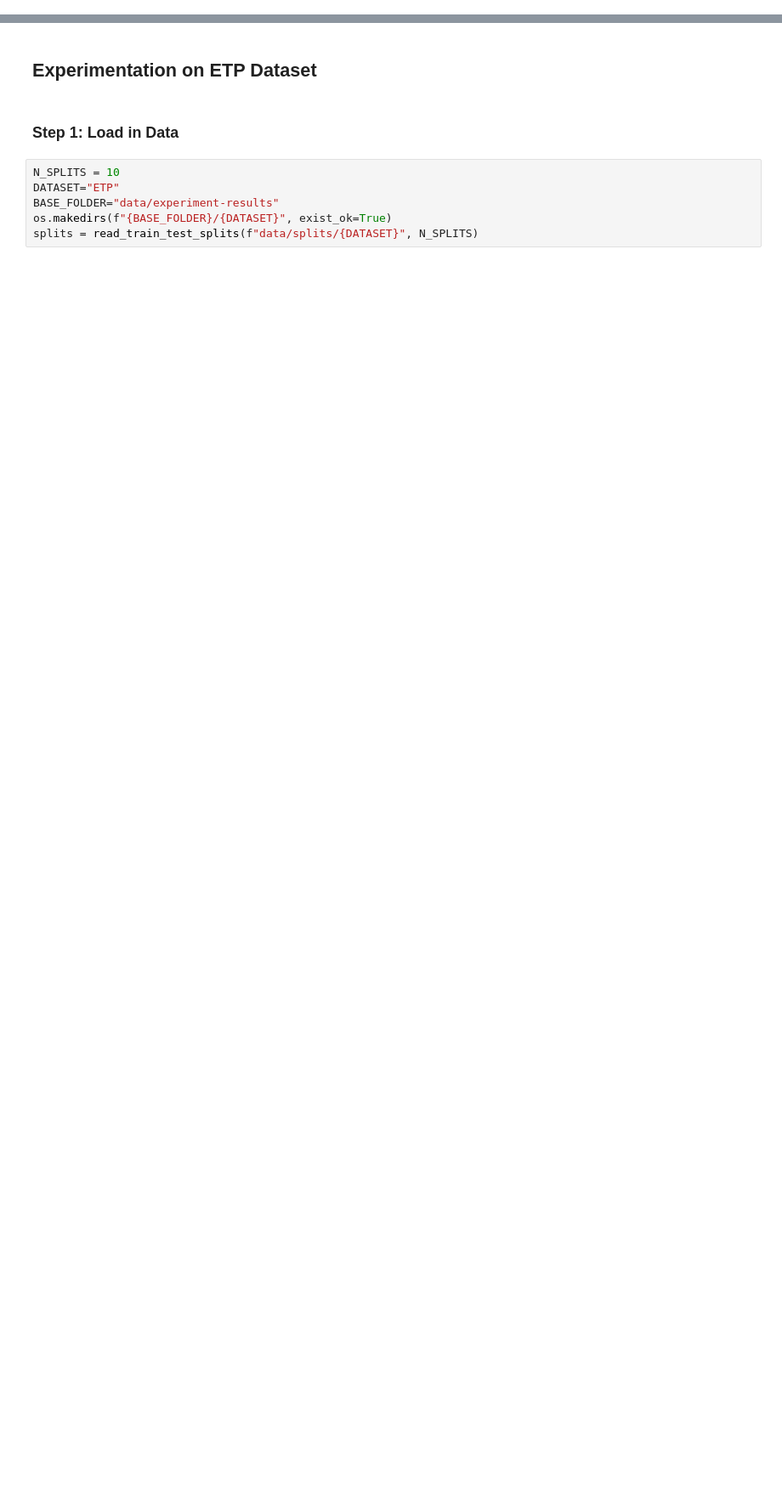
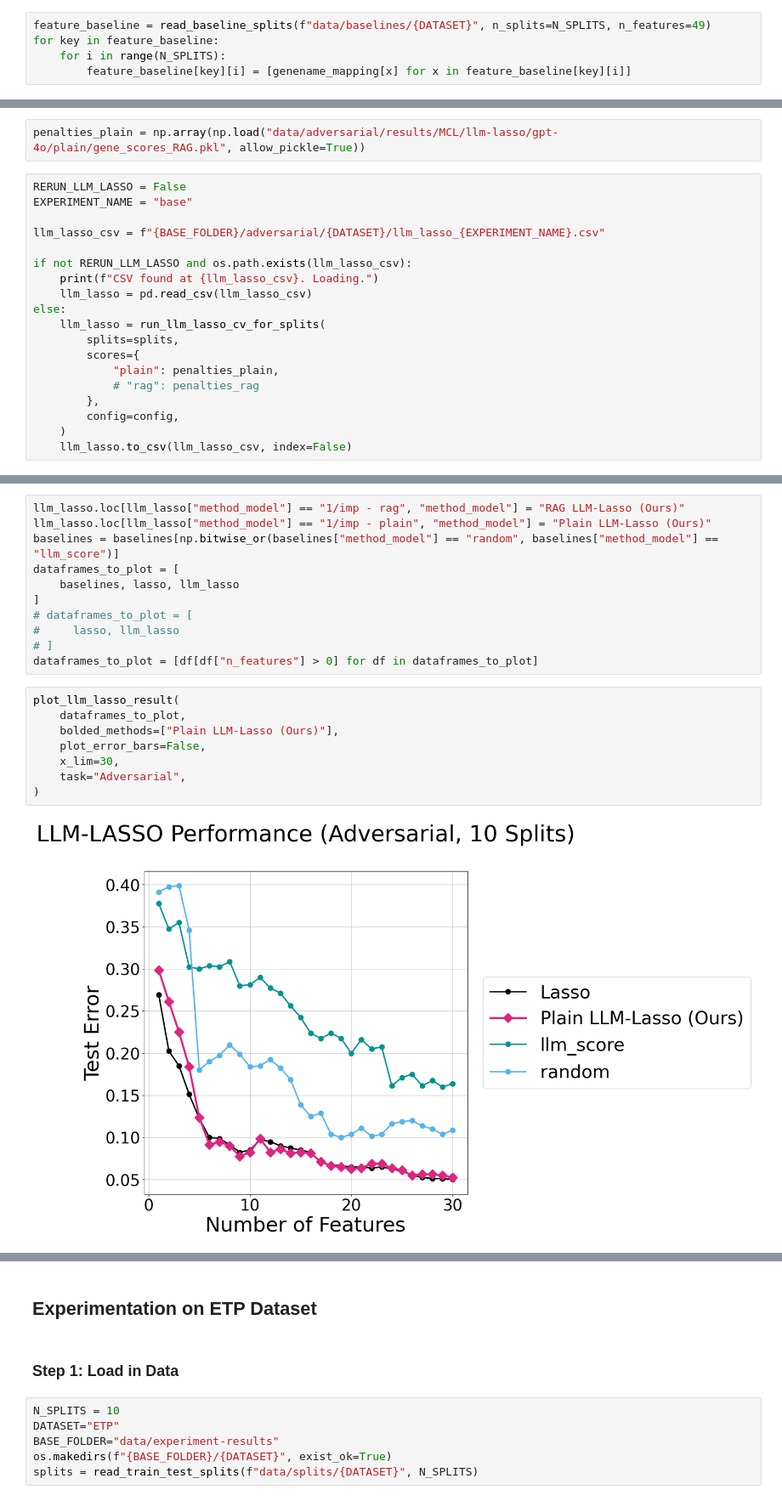
Before and after one commit to pilancilab/LLM-Lasso, a Jupyter notebook: llm_lasso_experimentation.ipynb, the cells around one changed output, grey strips where cells are left out. Shown at 85% size. Cells and saved outputs as stored; diff of their text form; blank space fills up the shorter version.

```diff
--- a/llm_lasso_experimentation.ipynb
+++ b/llm_lasso_experimentation.ipynb
@@ -11,0 +636,5 @@ ModuleNotFoundError: No module named 'xgboost'
+# %%
+feature_baseline = read_baseline_splits(f"data/baselines/{DATASET}", n_splits=N_SPLITS, n_features=49)
+for key in feature_baseline:
+    for i in range(N_SPLITS):
+        feature_baseline[key][i] = [genename_mapping[x] for x in feature_baseline[key][i]]
@@ -11,0 +690,21 @@ ModuleNotFoundError: No module named 'xgboost'
+# %%
+penalties_plain = np.array(np.load("data/adversarial/results/MCL/llm-lasso/gpt-4o/plain/gene_scores_RAG.pkl", allow_pickle=True))
+# %%
+RERUN_LLM_LASSO = False
+EXPERIMENT_NAME = "base"
+
+llm_lasso_csv = f"{BASE_FOLDER}/adversarial/{DATASET}/llm_lasso_{EXPERIMENT_NAME}.csv"
+
+if not RERUN_LLM_LASSO and os.path.exists(llm_lasso_csv):
+    print(f"CSV found at {llm_lasso_csv}. Loading.")
+    llm_lasso = pd.read_csv(llm_lasso_csv)
+else:
+    llm_lasso = run_llm_lasso_cv_for_splits(
+        splits=splits,
+        scores={
+            "plain": penalties_plain,
+            # "rag": penalties_rag
+        },
+        config=config,
+    )
+    llm_lasso.to_csv(llm_lasso_csv, index=False)
@@ -11,0 +726,21 @@ ModuleNotFoundError: No module named 'xgboost'
+# %%
+llm_lasso.loc[llm_lasso["method_model"] == "1/imp - rag", "method_model"] = "RAG LLM-Lasso (Ours)"
+llm_lasso.loc[llm_lasso["method_model"] == "1/imp - plain", "method_model"] = "Plain LLM-Lasso (Ours)"
+baselines = baselines[np.bitwise_or(baselines["method_model"] == "random", baselines["method_model"] == "llm_score")]
+dataframes_to_plot = [
+    baselines, lasso, llm_lasso
+]
+# dataframes_to_plot = [
+#     lasso, llm_lasso
+# ]
+dataframes_to_plot = [df[df["n_features"] > 0] for df in dataframes_to_plot]
+# %%
+plot_llm_lasso_result(
+    dataframes_to_plot,
+    bolded_methods=["Plain LLM-Lasso (Ours)"],
+    plot_error_bars=False,
+    x_lim=30,
+    task="Adversarial",
+)
+# %% [output]
+[figure, added]
```
Also changed, not shown: parts of 65 cells of this notebook, 11 other files.
